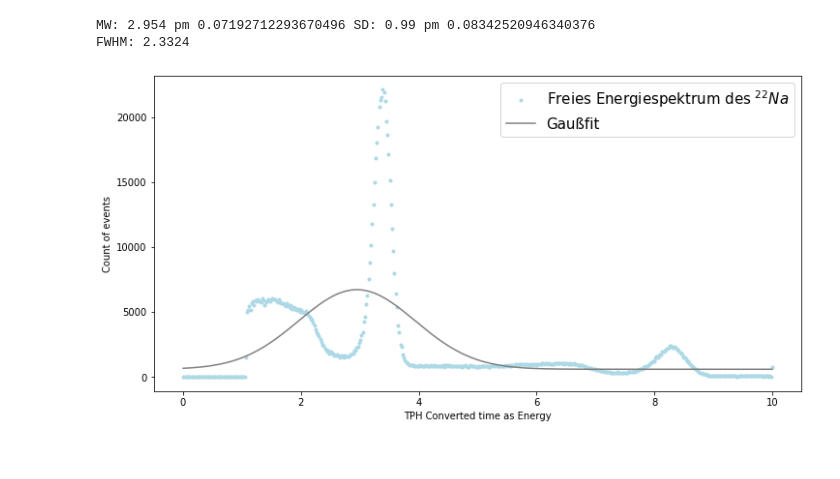
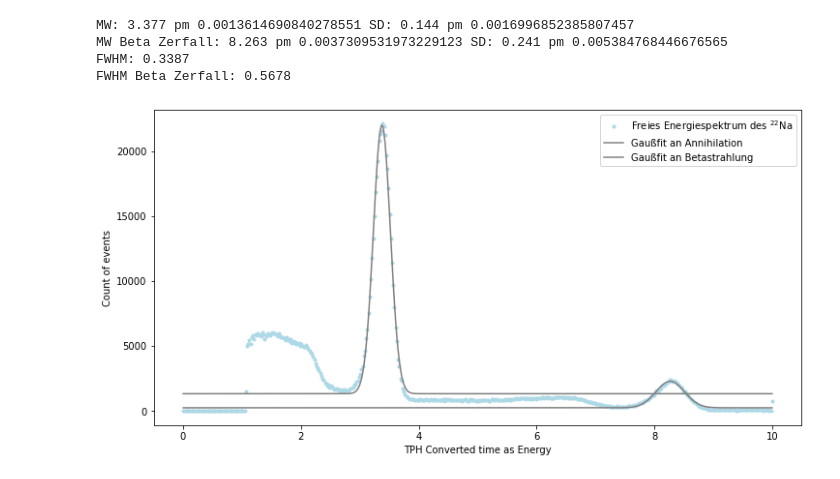
Before and after one commit to Skylake143/Fortgeschrittenenpraktikum, a Jupyter notebook: B19Koinzidenzmethoden/FreiesEnergiespektrum.ipynb, the cells around one changed output. Cells and saved outputs as stored; diff of their text form; code cells hidden in the pictures.

```diff
--- a/B19Koinzidenzmethoden/FreiesEnergiespektrum.ipynb
+++ b/B19Koinzidenzmethoden/FreiesEnergiespektrum.ipynb
@@ -19,25 +35,45 @@ def gauss_fit(x, y):
     popt, pcov = curve_fit(gauss, x, y, p0=[min(y), max(y), mean, sigma])
     return popt[0], popt[1] , popt[2], popt[3], pcov[2,2], pcov[3,3]
 # %%
+#Energyspectrum open LG
 fig, ax = plt.subplots(figsize=(12,6))
 
 #Name for axis
 ax.set_xlabel('TPH Converted time as Energy')
 ax.set_ylabel('Count of events')
 #Plotten der unskalierten Kurven
 ax.plot(energie, count,'o',markersize=3, color = "lightblue",label = "Freies Energiespektrum des $^{22}$Na")
+#ax.plot(energie90DegLGOffen, count90DegLGOffen,'o',markersize=3, color = "orange",label = "Freies Energiespektrum des $^{22}$Na mit um 90$^{°}$ rotiertem Detektor")
 
 #Gauß
-H, A, x, sigma, fehlermü, fehlersd = gauss_fit(energie , count)
+H, A, x, sigma, fehlermü, fehlersd = gauss_fit(energie[138:199] , count[138:199])
 print('MW:',round(x,3), 'pm', np.sqrt(fehlermü), 'SD:', round(sigma,3), 'pm', np.sqrt(fehlersd))
+
+Hbeta, Abeta, xbeta, sigmabeta, fehlermübeta, fehlersdbeta = gauss_fit(energie[369:451] , count[369:451])
+print('MW Beta Zerfall:',round(xbeta,3), 'pm', np.sqrt(fehlermübeta), 'SD:', round(sigmabeta,3), 'pm', np.sqrt(fehlersdbeta))
+
+# H90Degree, A90Degree, x90Degree, sigma90Degree, fehlermü90Degree, fehlersd90Degree = gauss_fit(energie90DegLGOffen[138:199] , count90DegLGOffen[138:199])
+# print('MW 90 Grad:',round(x90Degree,3), 'pm', np.sqrt(fehlermü90Degree), 'SD:', round(sigma90Degree,3), 'pm', np.sqrt(fehlersd90Degree))
 
 FWHM = round(2.35482 * sigma,4)
 print('FWHM:',FWHM)
 
-ax.plot(energie, gauss(energie, H,A,x,sigma), color = "grey", label="Gaußfit")
-ax.legend(fontsize=15)
+FWHMbeta= round(2.35482 * sigmabeta,4)
+print('FWHM Beta Zerfall:',FWHMbeta)
+
+# FWHM90Degree = round(2.35482 * sigma,4)
+# print('FWHM:',FWHM90Degree)
+
+ax.plot(energie, gauss(energie, H,A,x,sigma), color = "grey", label="Gaußfit an Annihilation")
+ax.plot(energie, gauss(energie, Hbeta, Abeta, xbeta, sigmabeta), color = "grey", label="Gaußfit an Betastrahlung")
+
+#ax.plot(energie90DegLGOffen, gauss(energie90DegLGOffen, H90Degree,A90Degree,x90Degree,sigma90Degree), color = "grey")
+
+ax.legend(fontsize=10)
 fig.savefig('Peakpositionen.png', dpi=200)
 # %% [output]
-MW: 2.954 pm 0.07192712293670496 SD: 0.99 pm 0.08342520946340376
-FWHM: 2.3324
+MW: 3.377 pm 0.0013614690840278551 SD: 0.144 pm 0.0016996852385807457
+MW Beta Zerfall: 8.263 pm 0.0037309531973229123 SD: 0.241 pm 0.005384768446676565
+FWHM: 0.3387
+FWHM Beta Zerfall: 0.5678
-[figure, old version]
+[figure, new version]
```
Also changed, not shown: parts of 8 cells of this notebook, 9 other files.
